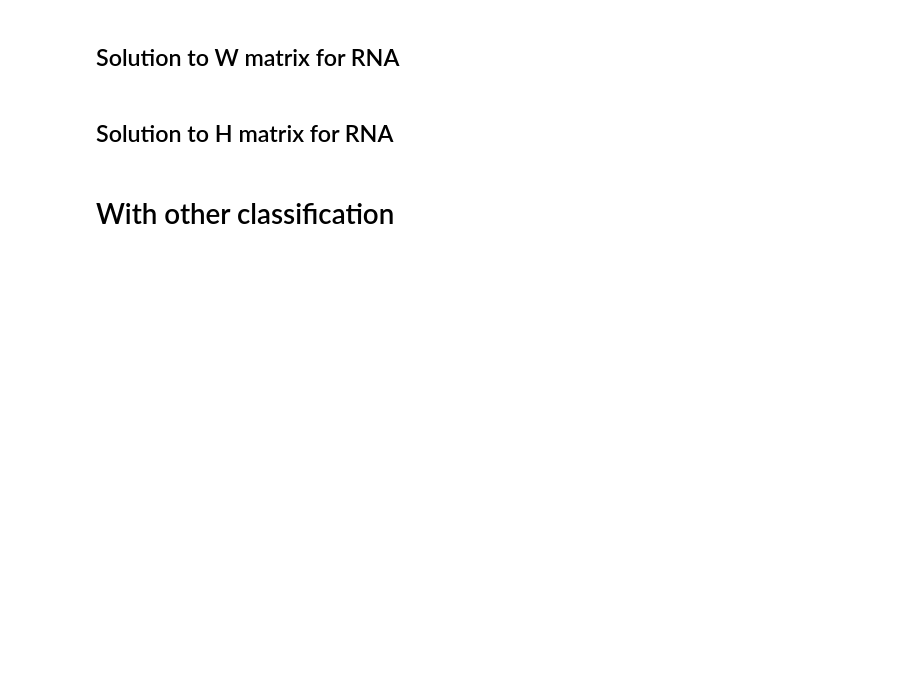
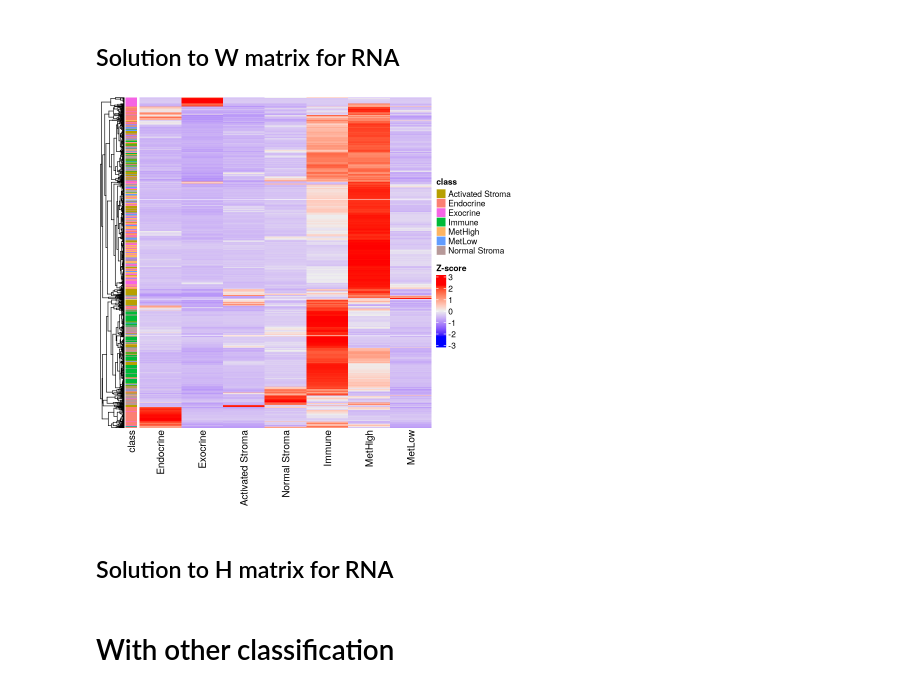
Before and after one commit to Handler-Lab/Spatial-MetScore-JS, a Jupyter notebook: notebooks/TCGA_nmf.ipynb, the cells around one changed output. Saved outputs shown, nothing was run; the diff lists cells and outputs as text; code cells hidden in the pictures; blank space fills up the shorter version.

Commit message:
first scale

```diff
--- a/notebooks/TCGA_nmf.ipynb
+++ b/notebooks/TCGA_nmf.ipynb
@@ -266,3 +261,31 @@ dev.off()
+# %%
+# 1. 提取原始矩阵
+RNA_W <- RNA_solved@fit@W
+
+# 2. 先按列 (Factor) 进行 Max Scaling，彻底压制 Immune 的过强绝对信号
+RNA_W_factor_scaled <- apply(RNA_W, 2, function(x) x / max(x))
+
+# 3. 再按行 (Gene) 进行 Z-score 标准化，放大特异性 (融合 Maggie 的原代码)
+RNA_W_plot <- t(scale(t(RNA_W_factor_scaled)))
+
+# 4. 画图 (直接画处理好的 RNA_W_plot)
+ht_sub_w <- Heatmap(RNA_W_plot,
+        cluster_columns = FALSE,
+        cluster_rows = TRUE,
+        name = "Z-score", # 图例名字改回 Z-score
+        left_annotation = rowAnnotation(
+          df = sub_genelist[featInfo_sub$SYMBOL, "class", drop = FALSE],
+          col = list(
+            class = c("Endocrine" = "#fb8072", "Exocrine" = "#f564e4",
+                      "Activated Stroma" = "#b79f00", "Normal Stroma" = "#b79999",
+                      "Immune" = "#00ba38", "MetHigh" = "#fdb462", "MetLow" = "#619cff")
+          )
+        )
+)
+
+draw(ht_sub_w)
+# %% [output]
+[figure, added]
 # %% [markdown]
 ## Solution to H matrix for RNA
 # %%
```
Also changed, not shown: parts of 12 cells of this notebook, 1 other file.
